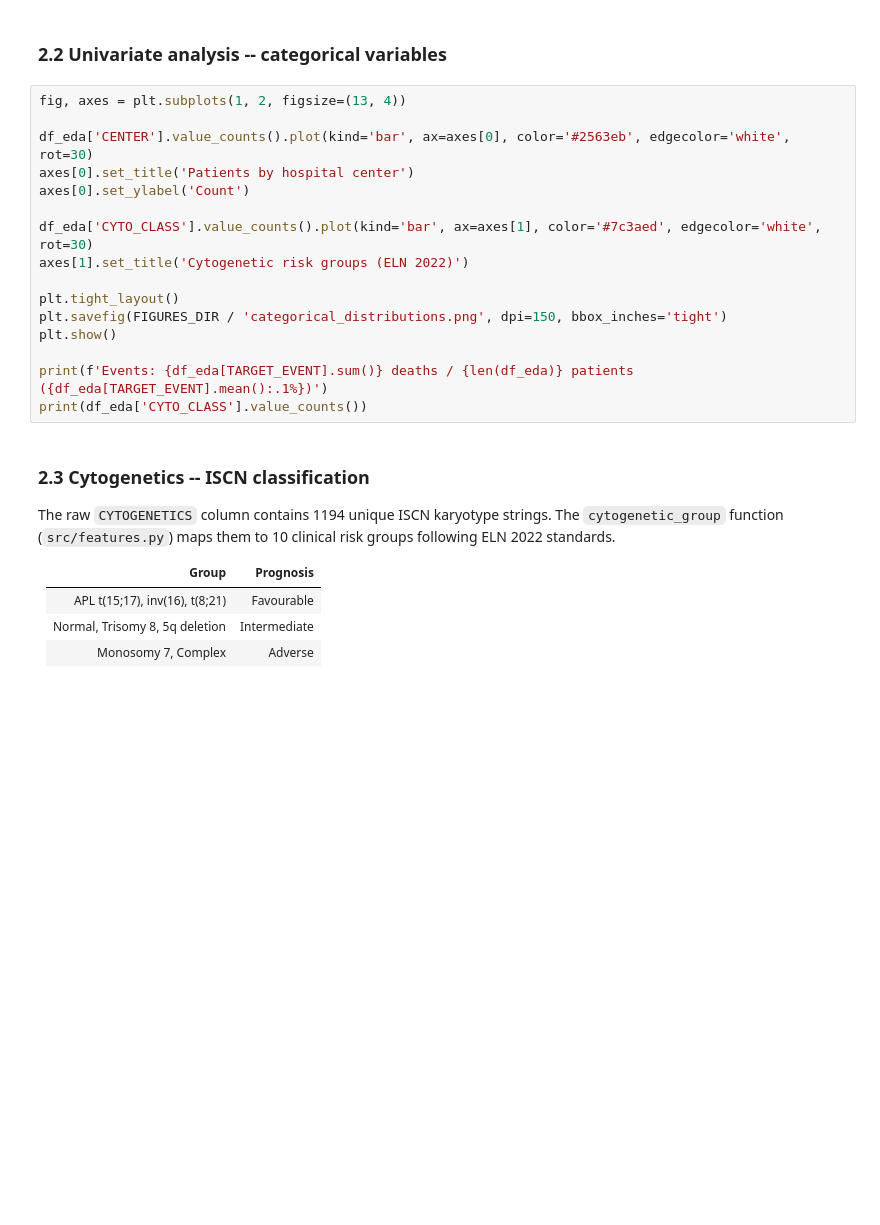
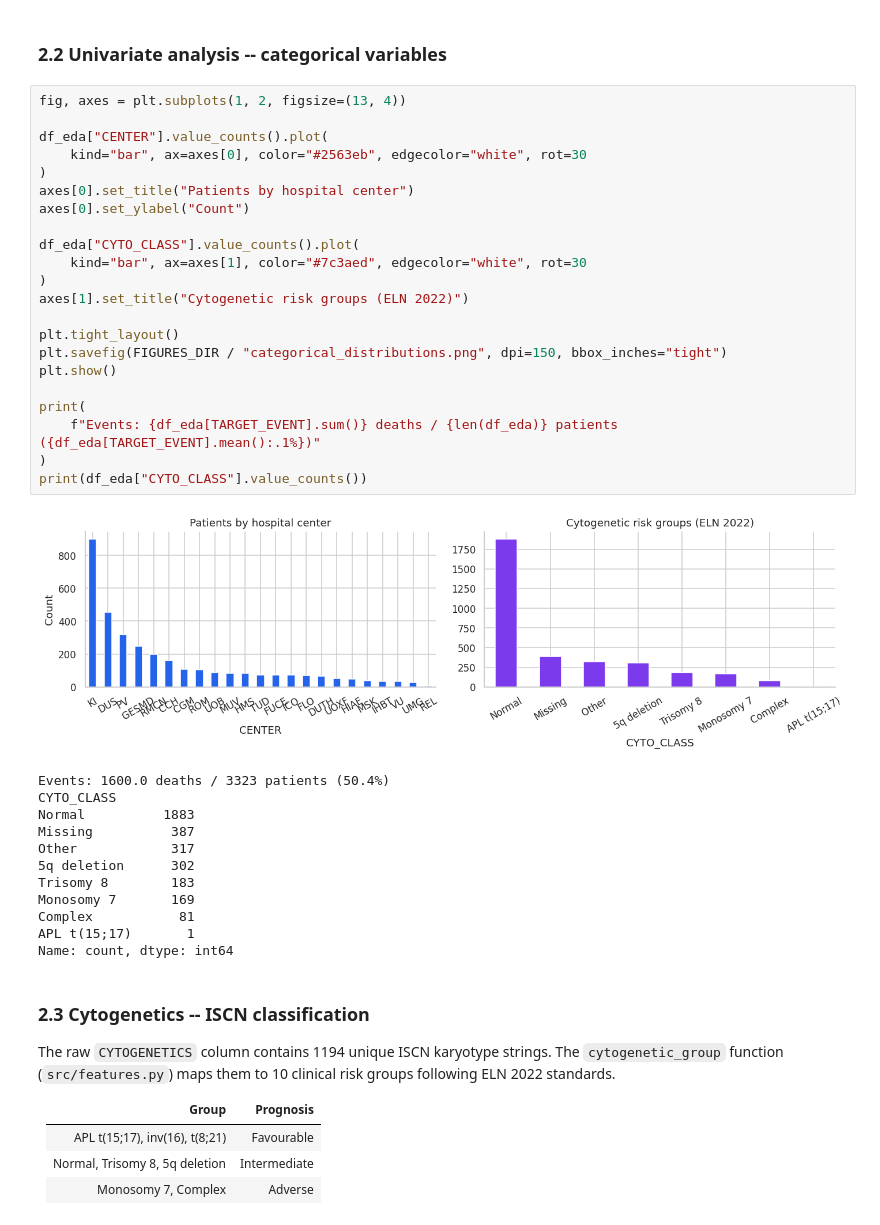
Before and after one commit to Amy1510/leukemia-survival-prediction, a Jupyter notebook: notebooks/survival_analysis.ipynb, the cells around one changed output. Saved outputs shown, nothing was run; the diff lists cells and outputs as text; blank space fills up the shorter version.

Commit message:
Add refactored notebook, EDA figures, submission, updated dependencies

```diff
--- a/notebooks/survival_analysis.ipynb
+++ b/notebooks/survival_analysis.ipynb
@@ -101,19 +170,38 @@ display(df.isna().sum().rename('missing'))
 # %%
 fig, axes = plt.subplots(1, 2, figsize=(13, 4))
 
-df_eda['CENTER'].value_counts().plot(kind='bar', ax=axes[0], color='#2563eb', edgecolor='white', rot=30)
-axes[0].set_title('Patients by hospital center')
-axes[0].set_ylabel('Count')
+df_eda["CENTER"].value_counts().plot(
+    kind="bar", ax=axes[0], color="#2563eb", edgecolor="white", rot=30
+)
+axes[0].set_title("Patients by hospital center")
+axes[0].set_ylabel("Count")
 
-df_eda['CYTO_CLASS'].value_counts().plot(kind='bar', ax=axes[1], color='#7c3aed', edgecolor='white', rot=30)
-axes[1].set_title('Cytogenetic risk groups (ELN 2022)')
+df_eda["CYTO_CLASS"].value_counts().plot(
+    kind="bar", ax=axes[1], color="#7c3aed", edgecolor="white", rot=30
+)
+axes[1].set_title("Cytogenetic risk groups (ELN 2022)")
 
 plt.tight_layout()
-plt.savefig(FIGURES_DIR / 'categorical_distributions.png', dpi=150, bbox_inches='tight')
+plt.savefig(FIGURES_DIR / "categorical_distributions.png", dpi=150, bbox_inches="tight")
 plt.show()
 
-print(f'Events: {df_eda[TARGET_EVENT].sum()} deaths / {len(df_eda)} patients ({df_eda[TARGET_EVENT].mean():.1%})')
-print(df_eda['CYTO_CLASS'].value_counts())
+print(
+    f"Events: {df_eda[TARGET_EVENT].sum()} deaths / {len(df_eda)} patients ({df_eda[TARGET_EVENT].mean():.1%})"
+)
+print(df_eda["CYTO_CLASS"].value_counts())
+# %% [output]
+[figure, added]
+Events: 1600.0 deaths / 3323 patients (50.4%)
+CYTO_CLASS
+Normal          1883
+Missing          387
+Other            317
+5q deletion      302
+Trisomy 8        183
+Monosomy 7       169
+Complex           81
+APL t(15;17)       1
+Name: count, dtype: int64
 # %% [markdown]
 ### 2.3 Cytogenetics -- ISCN classification
 
```
Also changed, not shown: parts of 52 cells of this notebook, 12 other files.
